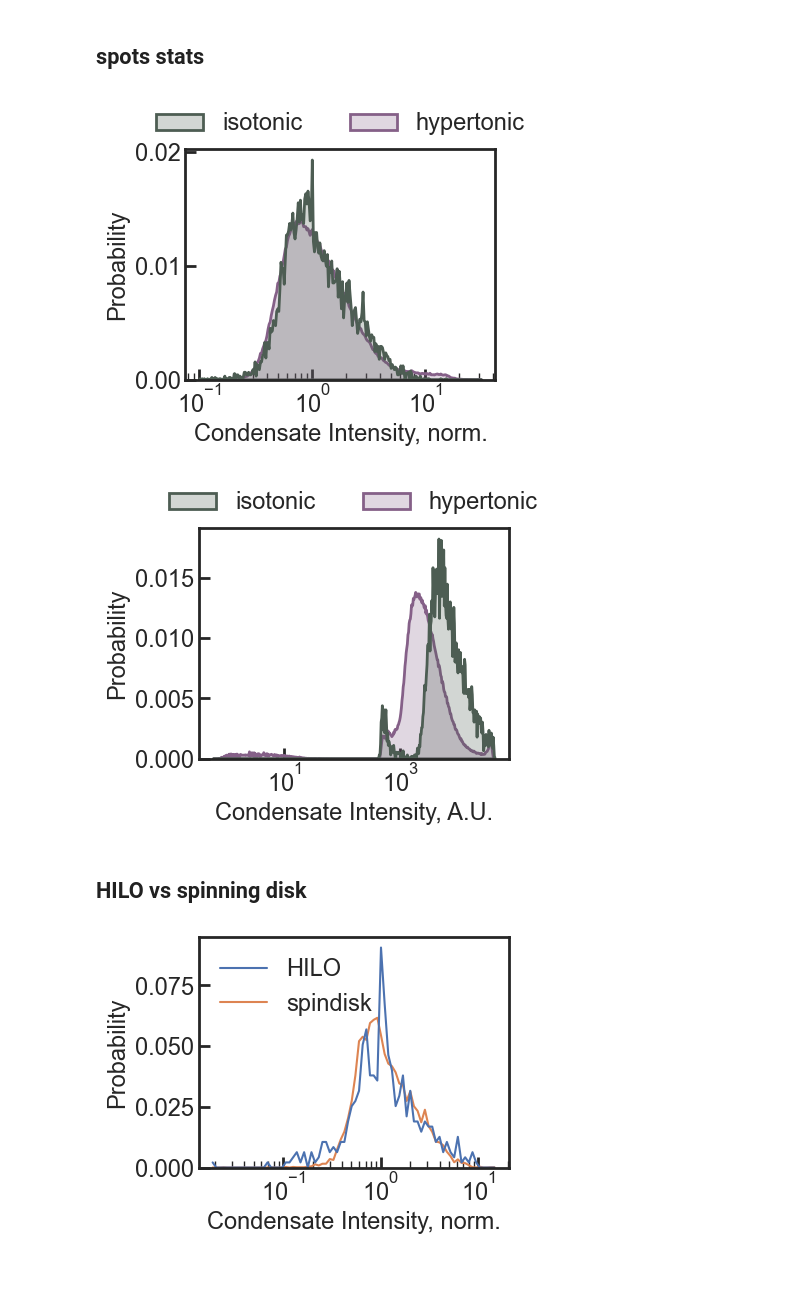
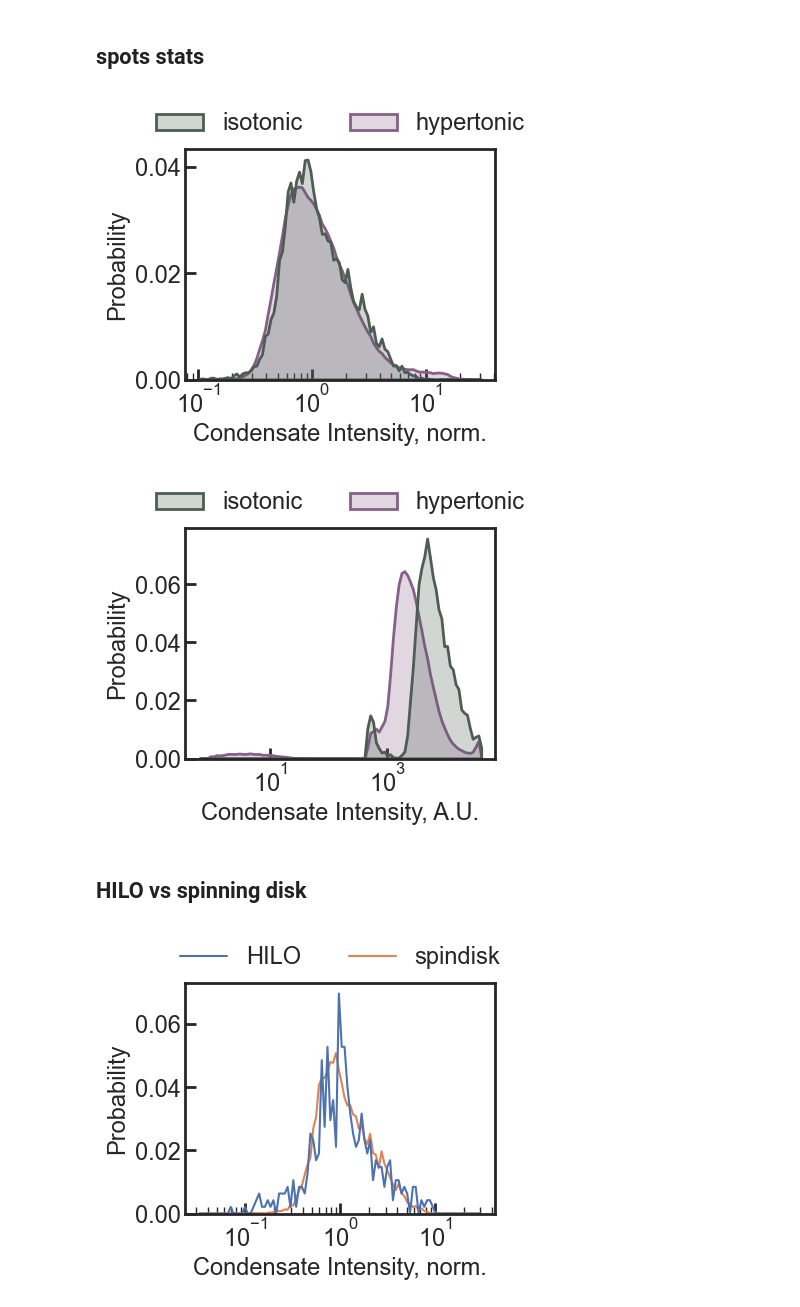
Before and after one commit to walterlab-um/RNA_SPT_in_cellular_condensates, a Jupyter notebook: plot_paper_figure/Fig1_condensate_ststs_spots.ipynb, the cells around one changed output. Cells and saved outputs as stored; diff of their text form; code cells hidden in the pictures; blank space fills up the shorter version.

```diff
--- a/plot_paper_figure/Fig1_condensate_ststs_spots.ipynb
+++ b/plot_paper_figure/Fig1_condensate_ststs_spots.ipynb
@@ -81,7 +81,7 @@ ax = sns.histplot(
     stat="probability",
     hue_order=["isotonic", "hypertonic"],
     palette=[color_1x, color_2x],
-    # bins=27,
+    bins=100,
     binrange=(-1, 1.5),
     common_norm=False,
     element="poly",
@@ -127,7 +127,7 @@ plt.savefig(
     dpi=300,
 )
 # %% [output]
-[figure, old version]
+[figure, new version]
 # %%
 fontsize = 17
 plt.figure(figsize=(4, 3))
@@ -138,7 +138,7 @@ ax = sns.histplot(
     stat="probability",
     hue_order=["isotonic", "hypertonic"],
     palette=[color_1x, color_2x],
-    # bins=27,
+    bins=100,
     # binrange=(2.5, 3.3),
     common_norm=False,
     element="poly",
@@ -184,7 +184,7 @@ plt.savefig(
     dpi=300,
 )
 # %% [output]
-[figure, old version]
+[figure, new version]
 # %% [markdown]
 ## HILO vs spinning disk
 # %%
@@ -197,7 +197,8 @@ ax = sns.histplot(
     # legend=False,
     stat="probability",
     # palette=[color_1x],
-    # bins=27,
+    bins=100,
+    binrange=(-1.5, 1.5),
     common_norm=False,
     element="poly",
     fill=False,
@@ -206,43 +207,42 @@ ax = sns.histplot(
 # other settings
 sns.move_legend(
     ax,
-    0,
-    # "upper center",
+    "upper center",
     frameon=False,
     title=None,
     fontsize=fontsize,
-    # bbox_to_anchor=(0.5, 1.25),
-    # ncol=2,
+    bbox_to_anchor=(0.5, 1.25),
+    ncol=2,
 )
 plt.ylabel("Probability", fontsize=fontsize)
 plt.xlabel("Condensate Intensity, norm.", fontsize=fontsize)
 plt.gca().spines[:].set_linewidth(2)
 plt.gca().tick_params(
     axis="both",
     which="major",
     labelsize=fontsize,
     direction="in",
     bottom=True,
     left=True,
     length=8,
     width=2,
 )
 plt.gca().tick_params(
     axis="x",
     which="minor",
     direction="in",
     bottom=True,
     length=5,
     width=1,
 )
 plt.savefig(
     "hist_spots_meanInt_PB_HILOvsDisk.png",
     format="png",
     bbox_inches="tight",
     dpi=300,
 )
 # %% [output]
-[figure, old version]
+[figure, new version]
 # %%
 fontsize = 17
 plt.figure(figsize=(4, 3))
```
Also changed, not shown: parts of 1 cell of this notebook.
